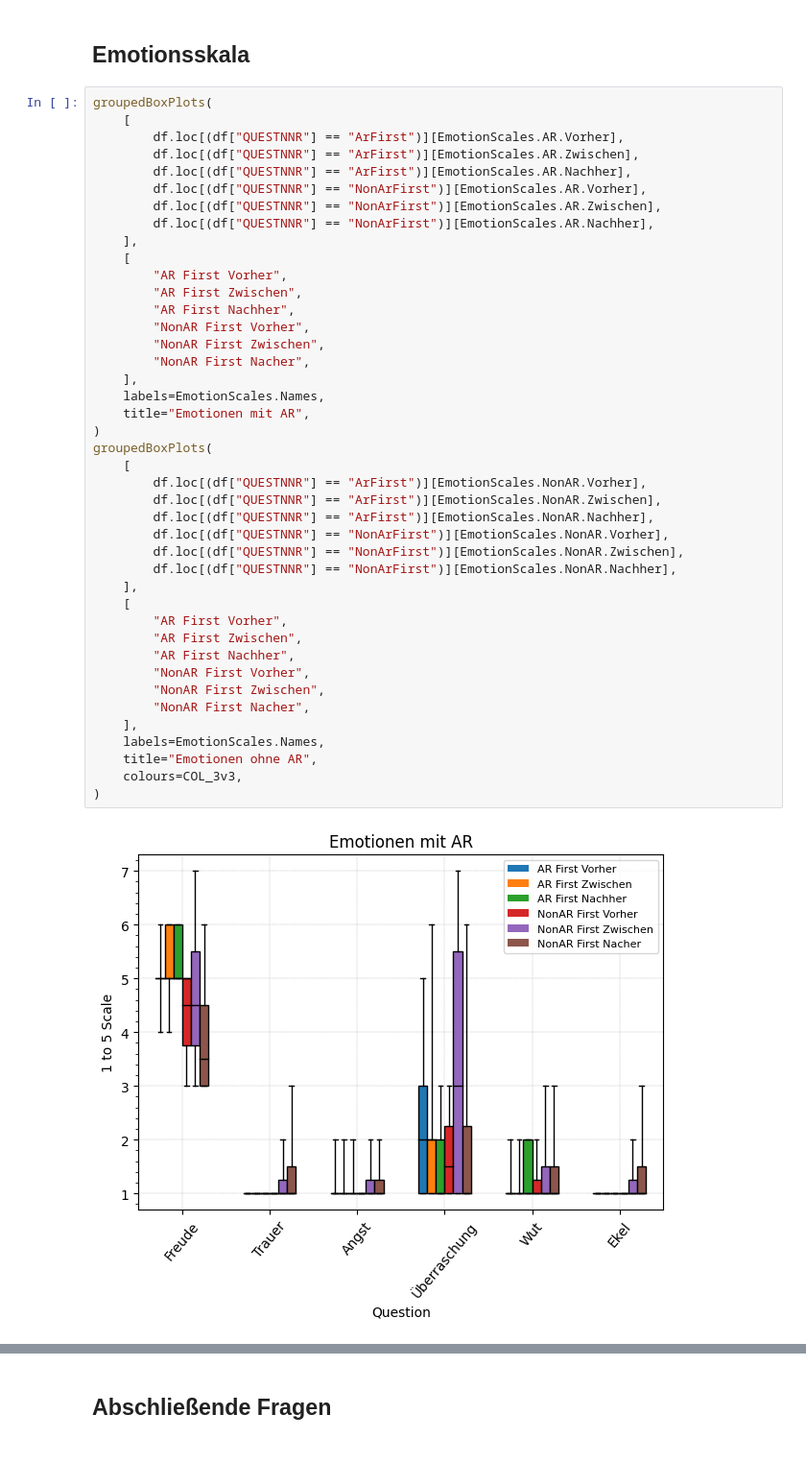
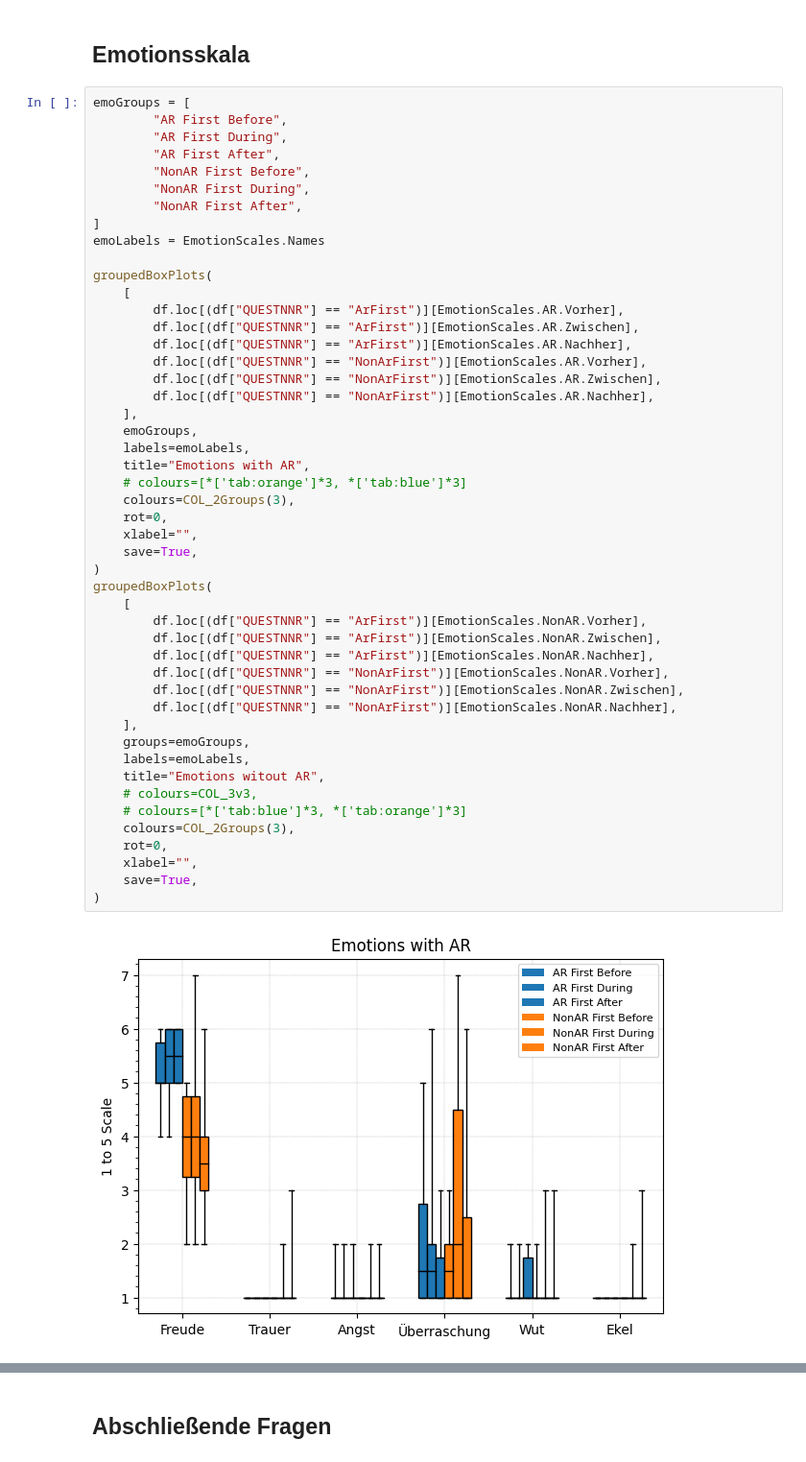
Before and after one commit to BrunoBerger/Zen-Office, a Jupyter notebook: Auswertung/plots.ipynb, the cells around one changed output, grey strips where cells are left out. Shown: that part at 96% size. Cells and saved outputs as stored; diff of their text form.

```diff
--- a/Auswertung/plots.ipynb
+++ b/Auswertung/plots.ipynb
@@ -119,46 +124,52 @@ dualAxisUeqBoxplot(df.loc[(df["QUESTNNR"]=="NonArFirst")][ShortUserExpQ.Keys], "
 # %% [markdown]
 ## Emotionsskala
 # %%
+emoGroups = [
+        "AR First Before",
+        "AR First During",
+        "AR First After",
+        "NonAR First Before",
+        "NonAR First During",
+        "NonAR First After",
+]
+emoLabels = EmotionScales.Names
+
 groupedBoxPlots(
     [
         df.loc[(df["QUESTNNR"] == "ArFirst")][EmotionScales.AR.Vorher],
         df.loc[(df["QUESTNNR"] == "ArFirst")][EmotionScales.AR.Zwischen],
         df.loc[(df["QUESTNNR"] == "ArFirst")][EmotionScales.AR.Nachher],
         df.loc[(df["QUESTNNR"] == "NonArFirst")][EmotionScales.AR.Vorher],
         df.loc[(df["QUESTNNR"] == "NonArFirst")][EmotionScales.AR.Zwischen],
         df.loc[(df["QUESTNNR"] == "NonArFirst")][EmotionScales.AR.Nachher],
     ],
-    [
-        "AR First Vorher",
-        "AR First Zwischen",
-        "AR First Nachher",
-        "NonAR First Vorher",
-        "NonAR First Zwischen",
-        "NonAR First Nacher",
-    ],
-    labels=EmotionScales.Names,
-    title="Emotionen mit AR",
+    emoGroups,
+    labels=emoLabels,
+    title="Emotions with AR",
+    # colours=[*['tab:orange']*3, *['tab:blue']*3]
+    colours=COL_2Groups(3),
+    rot=0,
+    xlabel="",
+    save=True,
 )
 groupedBoxPlots(
     [
         df.loc[(df["QUESTNNR"] == "ArFirst")][EmotionScales.NonAR.Vorher],
         df.loc[(df["QUESTNNR"] == "ArFirst")][EmotionScales.NonAR.Zwischen],
         df.loc[(df["QUESTNNR"] == "ArFirst")][EmotionScales.NonAR.Nachher],
         df.loc[(df["QUESTNNR"] == "NonArFirst")][EmotionScales.NonAR.Vorher],
         df.loc[(df["QUESTNNR"] == "NonArFirst")][EmotionScales.NonAR.Zwischen],
         df.loc[(df["QUESTNNR"] == "NonArFirst")][EmotionScales.NonAR.Nachher],
     ],
-    [
-        "AR First Vorher",
-        "AR First Zwischen",
-        "AR First Nachher",
-        "NonAR First Vorher",
-        "NonAR First Zwischen",
-        "NonAR First Nacher",
-    ],
-    labels=EmotionScales.Names,
-    title="Emotionen ohne AR",
-    colours=COL_3v3,
+    groups=emoGroups,
+    labels=emoLabels,
+    title="Emotions witout AR",
+    # colours=COL_3v3,
+    # colours=[*['tab:blue']*3, *['tab:orange']*3]
+    colours=COL_2Groups(3),
+    rot=0,
+    xlabel="",
+    save=True,
 )
 # %% [output]
-[figure, old version]
+[figure, new version]
```
Also changed, not shown: parts of 8 cells of this notebook, 4 other files.
